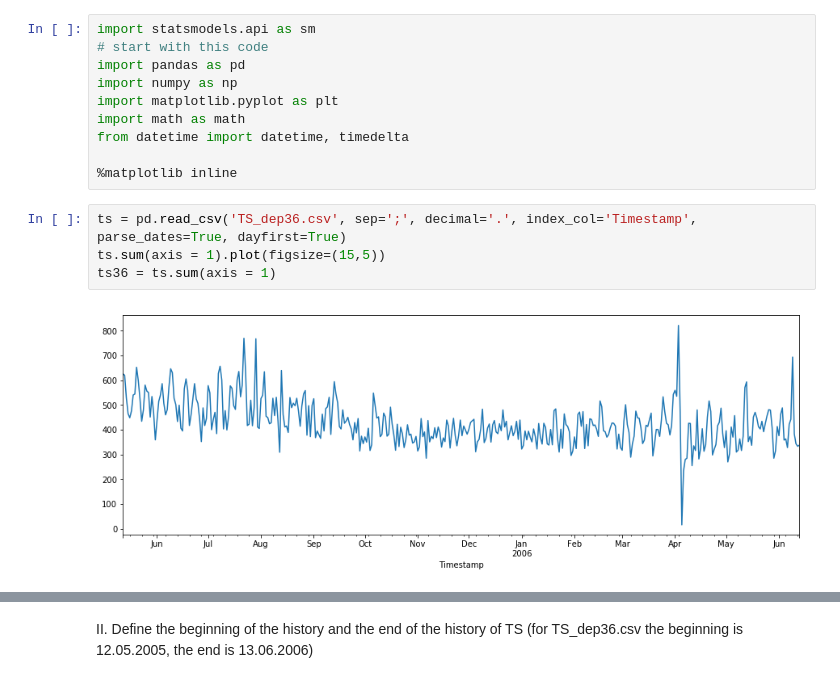
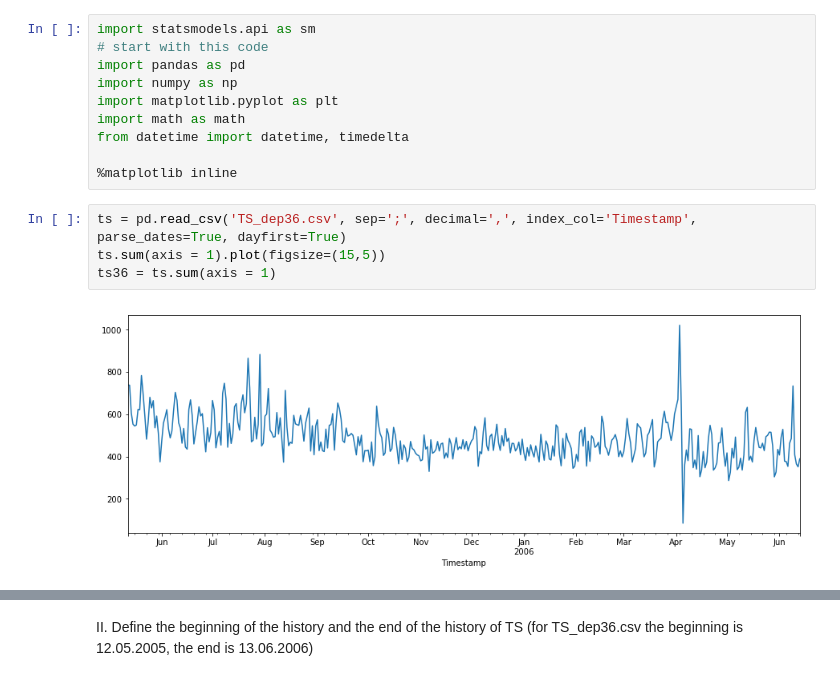
Before and after one commit to Rosehair/ml_team_dav, a Jupyter notebook: lab1/Lab 1.ipynb, the cells around one changed output, grey strips where cells are left out. Drawn from its saved outputs; the diff is of its cells as text.

```diff
--- a/lab1/Lab 1.ipynb
+++ b/lab1/Lab 1.ipynb
@@ -78,8 +78,8 @@ from datetime import datetime, timedelta
 
 %matplotlib inline
 # %%
-ts = pd.read_csv('TS_dep36.csv', sep=';', decimal='.', index_col='Timestamp', parse_dates=True, dayfirst=True)
+ts = pd.read_csv('TS_dep36.csv', sep=';', decimal=',', index_col='Timestamp', parse_dates=True, dayfirst=True)
 ts.sum(axis = 1).plot(figsize=(15,5))
 ts36 = ts.sum(axis = 1)
 # %% [output]
-[figure, old version]
+[figure, new version]
```
Also changed, not shown: parts of 82 cells of this notebook, 1 other file.
